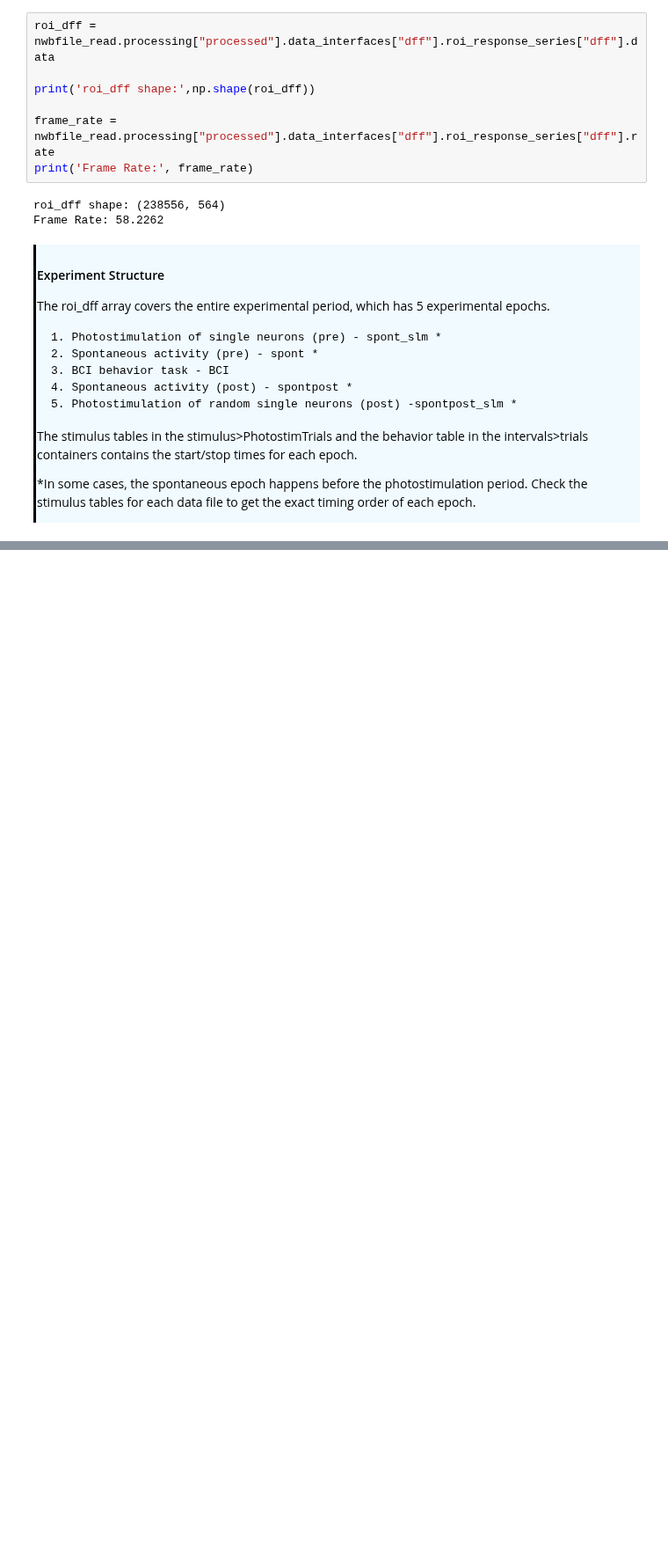
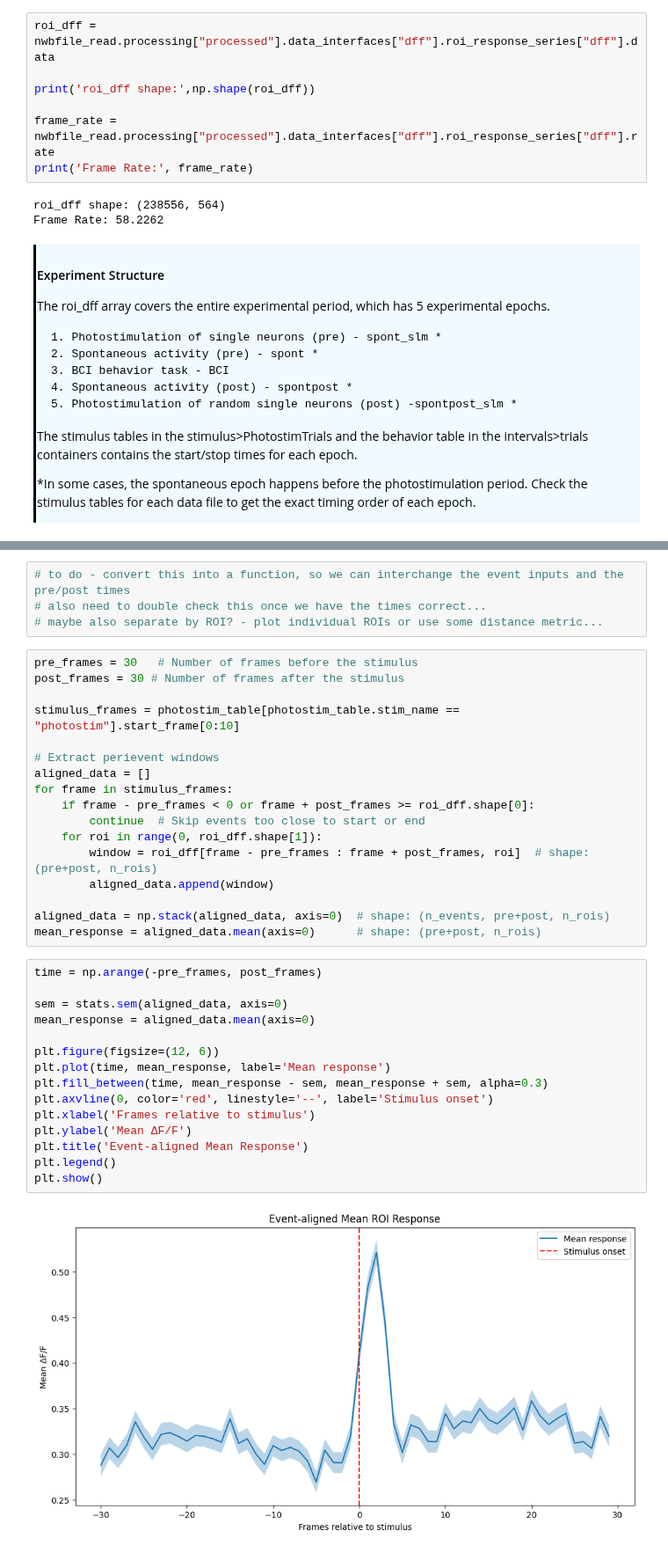
Before and after one commit to AllenNeuralDynamics/AIND-CNC-BCI-Workshop, a Jupyter notebook: code/load_data.ipynb, the cells around one changed output, grey strips where cells are left out. Shown at 88% size. Saved outputs shown, nothing was run; the diff lists cells and outputs as text; blank space fills up the shorter version.

```diff
--- a/code/load_data.ipynb
+++ b/code/load_data.ipynb
@@ -86,3 +226,41 @@ Text(0, 0.5, '$\\Delta$ F/F')
+# %%
+# to do - convert this into a function, so we can interchange the event inputs and the pre/post times
+# also need to double check this once we have the times correct...
+# maybe also separate by ROI? - plot individual ROIs or use some distance metric...
+# %%
+pre_frames = 30   # Number of frames before the stimulus
+post_frames = 30 # Number of frames after the stimulus
+
+stimulus_frames = photostim_table[photostim_table.stim_name == "photostim"].start_frame[0:10]
+
+# Extract perievent windows
+aligned_data = []
+for frame in stimulus_frames:
+    if frame - pre_frames < 0 or frame + post_frames >= roi_dff.shape[0]:
+        continue  # Skip events too close to start or end
+    for roi in range(0, roi_dff.shape[1]):
+        window = roi_dff[frame - pre_frames : frame + post_frames, roi]  # shape: (pre+post, n_rois)
+        aligned_data.append(window)
+
+aligned_data = np.stack(aligned_data, axis=0)  # shape: (n_events, pre+post, n_rois)
+mean_response = aligned_data.mean(axis=0)      # shape: (pre+post, n_rois)
+# %%
+time = np.arange(-pre_frames, post_frames)
+
+sem = stats.sem(aligned_data, axis=0)
+mean_response = aligned_data.mean(axis=0)
+
+plt.figure(figsize=(12, 6))
+plt.plot(time, mean_response, label='Mean response')
+plt.fill_between(time, mean_response - sem, mean_response + sem, alpha=0.3)
+plt.axvline(0, color='red', linestyle='--', label='Stimulus onset')
+plt.xlabel('Frames relative to stimulus')
+plt.ylabel('Mean ΔF/F')
+plt.title('Event-aligned Mean Response')
+plt.legend()
+plt.show()
+# %% [output]
+[figure, added]
 # %% [markdown]
 to do:
 
```
Also changed, not shown: parts of 19 cells of this notebook.
